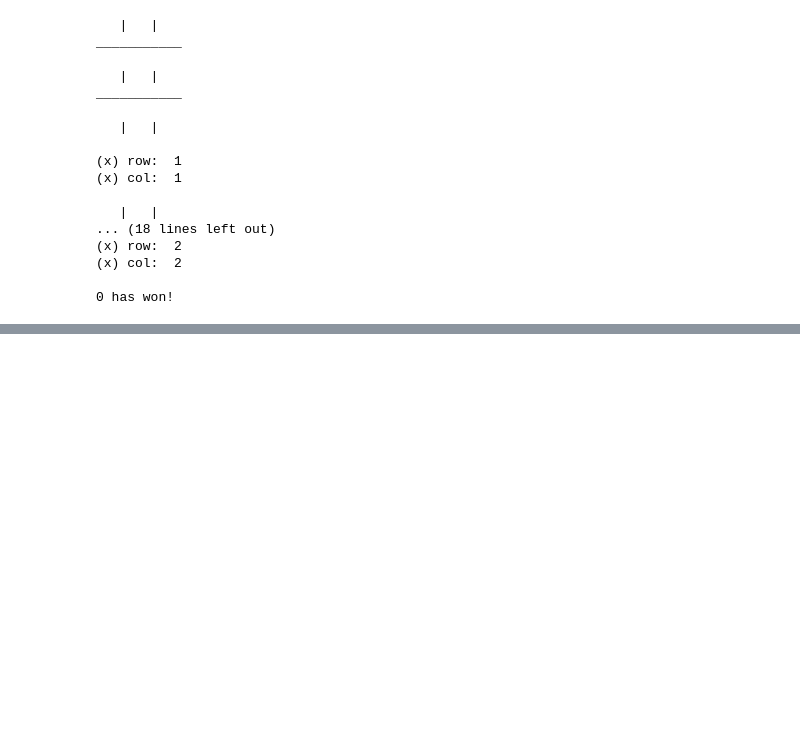
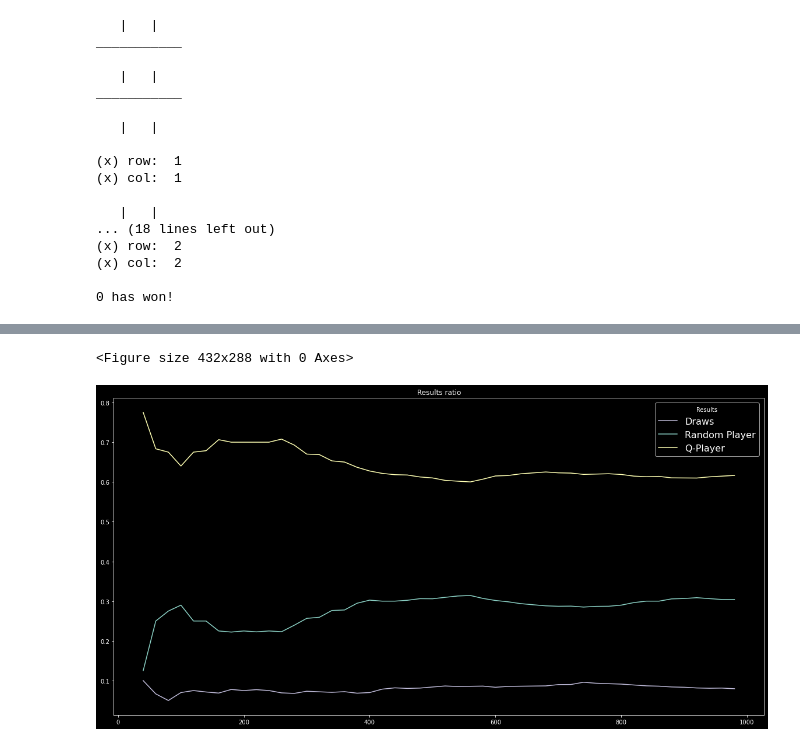
Before and after one commit to MichalKorzycki/PythonDataScience, a Jupyter notebook: 17.MachineLearning_5z5_Reinforcement_Learning.ipynb, the cells around one changed output, grey strips where cells are left out. Cells and saved outputs as stored; diff of their text form; code cells hidden in the pictures; blank space fills up the shorter version.

```diff
--- a/17.MachineLearning_5z5_Reinforcement_Learning.ipynb
+++ b/17.MachineLearning_5z5_Reinforcement_Learning.ipynb
@@ -336,0 +460,22 @@ Counter({'WIN 0': 509, 'WIN 1': 364, 'DRAW': 127})
+# %%
+%matplotlib inline
+import matplotlib.pyplot as plt
+import numpy as np
+plt.style.use("dark_background")
+
+games = range(40, len(qstats), 20)
+won0 = [ Counter(qstats[:x])['WIN 0']/x for x in games]
+won1 = [ Counter(qstats[:x])['WIN 1']/x for x in games]
+draw = [ Counter(qstats[:x])['DRAW']/x for x in games]
+
+
+fig = plt.figure();
+plt.figure(figsize=(20,10));
+player0, = plt.plot(games, won0, label="Random Player");
+player1, = plt.plot(games, won1, label="Q-Player");
+draws, = plt.plot(games, draw, label="Draws");
+plt.legend(handles=[draws, player0, player1], frameon=True, loc="best", title="Results",  fontsize=16);
+plt.title('Results ratio');
+# %% [output]
+<Figure size 432x288 with 0 Axes>
+[figure, added]
```
Also changed, not shown: parts of 25 cells of this notebook.
